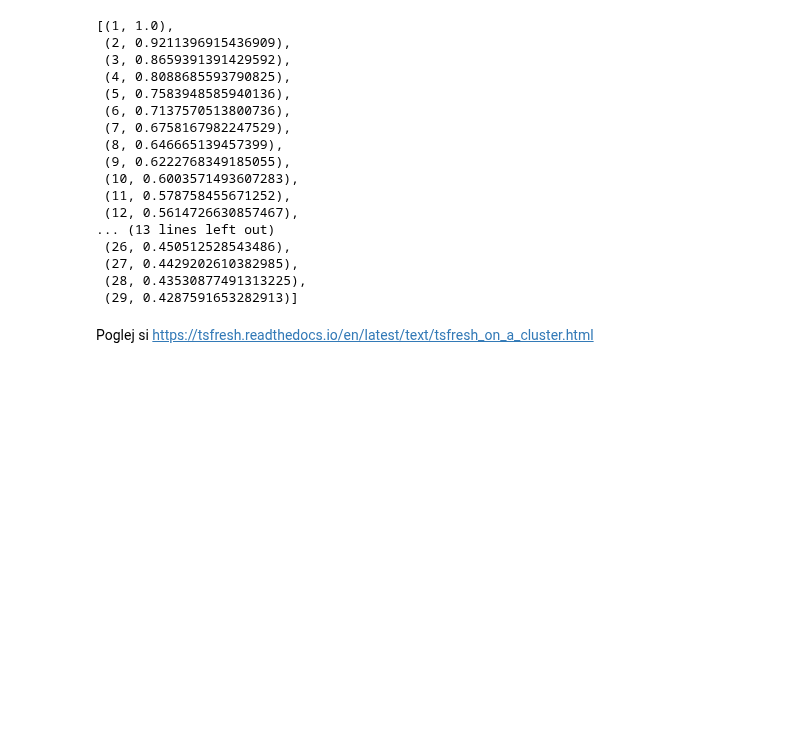
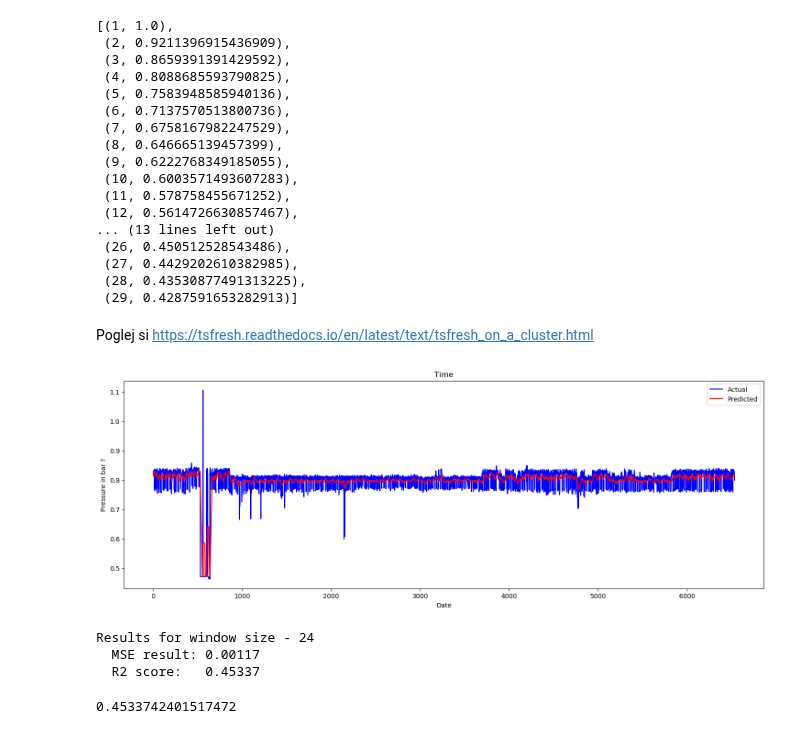
Before and after one commit to Zan-23/IJS_water_loss, a Jupyter notebook: notebooks/Regression Feature Engineering.ipynb, the cells around one changed output. Cells and saved outputs as stored; diff of their text form; code cells hidden in the pictures; blank space fills up the shorter version.

Commit message:
Experimented some more with features, tried clustering with new date tabular data. Trying to find the optimal weights between atributes

```diff
--- a/notebooks/Regression sktime.ipynb
+++ b/notebooks/Regression Feature Engineering.ipynb
@@ -241,25 +287,31 @@ train
 # %%
-def rolling_window_v2(window_width, train, test, plot=True, print_val=True):
+def rolling_window(window_width, train, test, plot=True, print_val=True):
     temps = pandas.DataFrame(train["analog2"])
     temps.columns = ["predicted-analog"]
 
     temps = temps.rolling(window=window_width).mean()
-    dataframe = concat([temps, data], axis=1)
-    dataframe = dataframe.drop(dataframe.index[[i for i in range(0, window_width)]])
+    dataframe = concat([temps, train], axis=1)
 
-    print(dataframe)
+    # print(dataframe)
+    dataframe = dataframe.drop(dataframe.index[[i for i in range(0, window_width - 1)]])
+    # print(dataframe.head(5))
+
+
     y_val_predicted = dataframe["predicted-analog"].values
-    y_val_actual = dataframe["analog2"].values
+    y_val_actual =  dataframe["analog2"].values
+    x_matrix = [[i] for i in y_val_actual]
+    shared_x = [i for i in range(len(y_val_predicted))]
 
-    """print(y_val_predicted)
-    print(y_val_actual)
     # i need to train a regresor for learn function
-    model = LinearRegression(fit_intercept=False).fit([[i] for i in y_val_actual], y_val_predicted)
+    model = LinearRegression(fit_intercept=False).fit(x_matrix, y_val_predicted)
     y_pred = model.predict([[i] for i in test["analog2"]])
+
+    print()
+
 
     if plot:
         fig = plt.figure(figsize=(18, 6), dpi= 100, facecolor='w')
-        plt.plot(shared_x, test["analog2"], color="blue", label="Actual")
+        plt.plot(shared_x, y_val_actual, color="blue", label="Actual")
         plt.plot(shared_x, y_val_predicted, color="red", label="Predicted")
 
         plt.ylabel('Pressure in bar ?')
@@ -269,7 +321,7 @@ def rolling_window_v2(window_width, train, test, plot=True, print_val=True):
         plt.show()
 
     diff = mean_squared_error(y_val_actual, y_val_predicted)
-    coefficient_of_dermination = r2_score(y_val_actual, y_val_predicted)"""
+    coefficient_of_dermination = r2_score(y_val_actual, y_val_predicted)
 
     if print_val:
         print("Results for window size -", window_width)
@@ -342,15 +336,12 @@ max_r2 = -1
 i_max = 0
 arr = []
 for i in range(1, 65):
-    r2 = rolling_window(i, data_249_main, False, False)
-    """if r2 > max_r2:
-        max_r2 = r2
-        i_max = i"""
+    r2 = rolling_window(i, data_249_main, test, False, False)
     arr.append((i, r2))
 
 # print("Max r2: ", max_r2, "Current i:", i_max)
 # rolling_window(25, data_249_lag)
-rolling_window(27, data_249_main)
+rolling_window(27, data_249_main, test)
 arr[:29]
 # %% [output]
 (5025, 8) (1533, 8)
@@ -379,7 +370,7 @@ Results for window size - 27
 Poglej si
 https://tsfresh.readthedocs.io/en/latest/text/tsfresh_on_a_cluster.html
 # %%
-def rolling_window(window_width, data, plot=True, print_val=True):
+def rolling_window_original(window_width, data, plot=True, print_val=True):
     temps = pandas.DataFrame(data["analog2"])
     temps.columns = ["predicted-analog"]
 
@@ -388,33 +379,40 @@ def rolling_window(window_width, data, plot=True, print_val=True):
     dataframe = concat([temps, data], axis=1)
     dataframe = dataframe.drop(dataframe.index[[i for i in range(0, window_width - 1)]])
     # print(dataframe.head(5))
 
     y_val_predicted = dataframe["predicted-analog"].values
     y_val_actual = dataframe["analog2"].values
     shared_x = [i for i in range(len(y_val_actual))]
 
     # i need to train a regresor for learn function
 
     if plot:
         fig = plt.figure(figsize=(18, 6), dpi= 100, facecolor='w')
         plt.plot(shared_x, y_val_actual, color="blue", label="Actual")
         plt.plot(shared_x, y_val_predicted, color="red", label="Predicted")
 
         plt.ylabel('Pressure in bar ?')
         plt.xlabel('Date')
         plt.legend()
         plt.title('Time')
         plt.show()
 
     diff = mean_squared_error(y_val_actual, y_val_predicted)
     coefficient_of_dermination = r2_score(y_val_actual, y_val_predicted)
 
     if print_val:
         print("Results for window size -", window_width)
         print("  MSE result: {:0.5f}".format(diff))
         print("  R2 score:   {:0.5f}".format(coefficient_of_dermination))
 
     return coefficient_of_dermination
+rolling_window_original(24, data_selected)
+# %% [output]
+[figure, added]
+Results for window size - 24
+  MSE result: 0.00117
+  R2 score:   0.45337
+0.4533742401517472
 # %%
 """shift_arr = []
 dt_names = []
```
Also changed, not shown: parts of 11 cells of this notebook, 4 other files.
